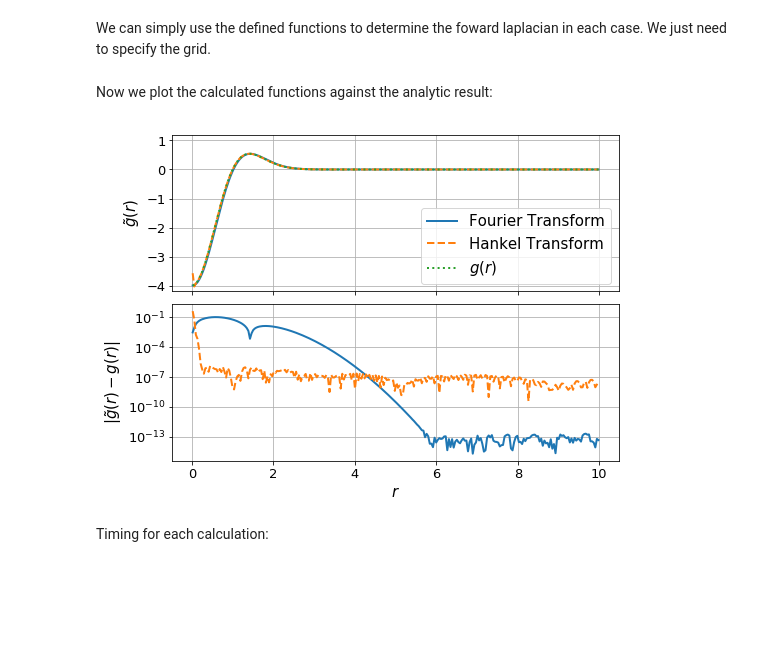
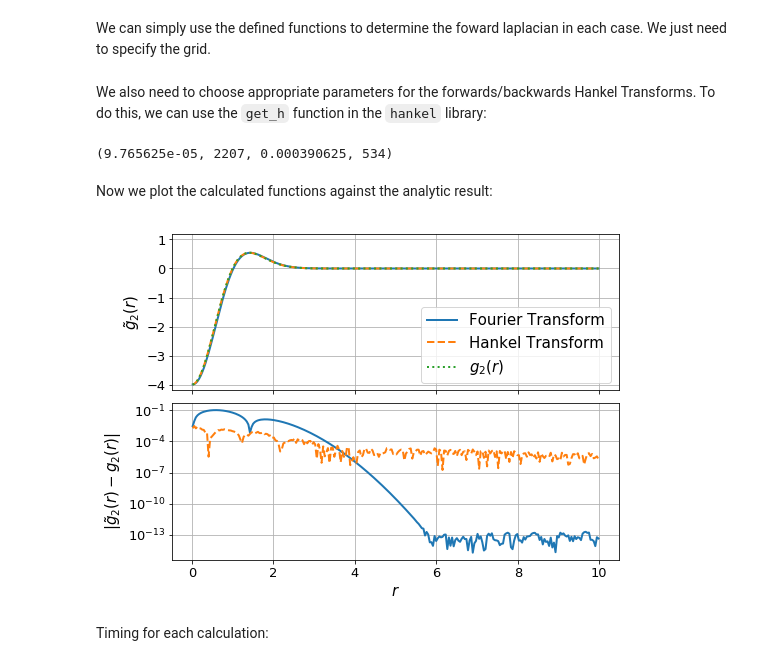
Before and after one commit to steven-murray/hankel, a Jupyter notebook: docs/demos/paper_plots.ipynb, the cells around one changed output. Cells and saved outputs as stored; diff of their text form; code cells hidden in the pictures; blank space fills up the shorter version.

```diff
--- a/docs/demos/paper_plots.ipynb
+++ b/docs/demos/paper_plots.ipynb
@@ -74,3 +76,6 @@ g = lambda r: 4.0*np.exp(-r**2)*(r**2 - 1.0)
+# %%
+fhat = lambda x : np.pi*np.exp(-x**2/4.)
+ghat = lambda x : -x**2*fhat(x)
 # %%
 # Make a plot of the sample functions
 
@@ -110,18 +124,3 @@ def ft_transformation_2d(f,x, inverse=False):
         g2d = ifft2(-invK2 * fft2(f(r)).real).real
 
     return x[len(x)/2:], g2d[len(x)/2,len(x)/2:]
-# %%
-def ht_transformation_nd(f,N,h,K,r,ndim=2, inverse=False):
-    # Get transform of f
-    ht = SymmetricFourierTransform(ndim=ndim, N=N, h=h)
-    fhat = ht.transform(f, K, ret_err = False)
-
-    # Spectral derivative
-    if not inverse:
-        ghat = -K**2 * fhat
-    else:
-        ghat = -1./K**2 * fhat
-
-    # Transform back to physical space via spline
-    ghat_spline = spline(K,ghat)
-    return ht.transform(ghat_spline, r, ret_err=False, inverse=True)
@@ -136,6 +187,17 @@ dr = L/N
 
 x_ft = np.linspace(-L+dr/2,L-dr/2,2*N)
 r_ht = np.linspace(dr/2,L-dr/2,N)
+# %% [markdown]
+We also need to choose appropriate parameters for the forwards/backwards Hankel Transforms. To do this, we can use the ``get_h`` function in the ``hankel`` library:
+# %%
+from hankel import get_h
+
+hback, res, Nback = get_h(ghat, nu=2, K=r_ht[::10], cls=SymmetricFourierTransform, atol=1e-8, rtol=1e-4, inverse=True)
+K = np.logspace(-2, 2, N) # These values come from inspection of the plot above, which shows that ghat is ~zero outside these bounds
+hforward, res, Nforward = get_h(f, nu=2, K=K[::50], cls=SymmetricFourierTransform, atol=1e-8, rtol=1e-4)
+hforward, Nforward, hback, Nback
+# %% [output]
+(9.765625e-05, 2207, 0.000390625, 534)
 # %%
 ## FT
 r_ft, g_ft = ft_transformation_2d(f,x_ft)
@@ -143,36 +205,35 @@ r_ft, g_ft = ft_transformation_2d(f,x_ft)
 # Note: r_ft is equivalent to r_ht
 
 ## HT
-K = np.logspace(-2.0,2.,N)
-g_ht = ht_transformation_nd(f,N=500, h=0.005, K = K, r = r_ht)
+g_ht = ht_transformation_nd(f,N_forward=Nforward, h_forward=hforward, N_back=Nback, h_back=hback, K = K, r = r_ht)
 # %% [markdown]
 Now we plot the calculated functions against the analytic result:
 # %%
 fig, ax = plt.subplots(2,1, sharex=True,gridspec_kw={"hspace":0.08},figsize=(8,6))
 
 ax[0].plot(r_ft,g_ft, label="Fourier Transform", lw=2)
 ax[0].plot(r_ht, g_ht, label="Hankel Transform", lw=2, ls='--')
-ax[0].plot(r_ht, g(r_ht), label = "$g(r)$", lw=2, ls = ':')
+ax[0].plot(r_ht, g(r_ht), label = "$g_2(r)$", lw=2, ls = ':')
 ax[0].legend(fontsize=15)
 
 #ax[0].xaxis.set_ticks([])
 ax[0].grid(True)
-ax[0].set_ylabel(r"$\tilde{g}(r)$",fontsize=15)
+ax[0].set_ylabel(r"$\tilde{g}_2(r)$",fontsize=15)
 ax[0].set_ylim(-4.2,1.2)
 
 ax[1].plot(r_ft, np.abs(g_ft-g(r_ft)), lw=2)
 ax[1].plot(r_ht, np.abs(g_ht-g(r_ht)),lw=2, ls='--')
 #ax[1].set_ylim(-1,1)
 ax[1].set_yscale('log')
 #ax[1].set_yscale("symlog",linthreshy=1e-6)
-ax[1].set_ylabel(r"$|\tilde{g}(r)-g(r)|$",fontsize=15)
+ax[1].set_ylabel(r"$|\tilde{g}_2(r)-g_2(r)|$",fontsize=15)
 ax[1].set_xlabel(r"$r$",fontsize=15)
 plt.grid(True)
 
 if prefix:
     fig.savefig(path.join(prefix,"forward_laplacian.pdf"))
 # %% [output]
-[figure, old version]
+[figure, new version]
 # %% [markdown]
 Timing for each calculation:
 # %%
```
Also changed, not shown: parts of 18 cells of this notebook, 2 other files.
